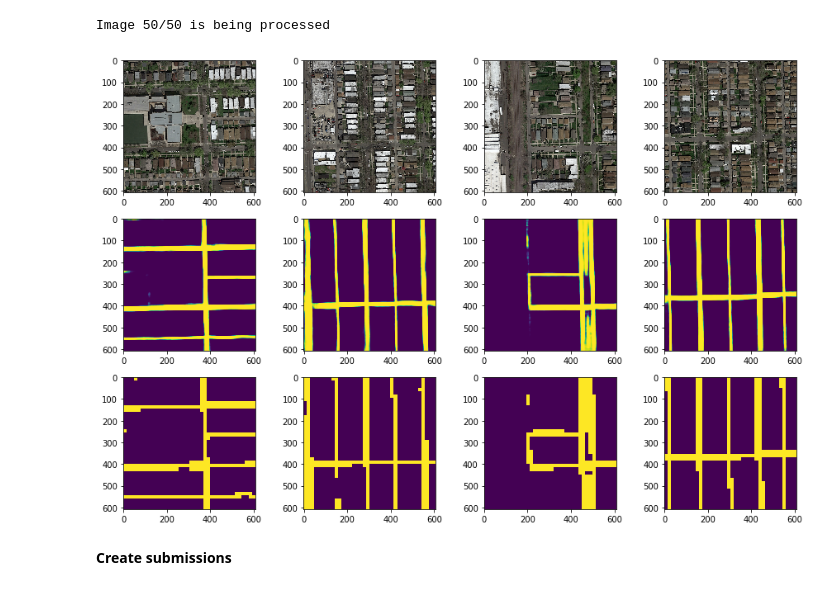
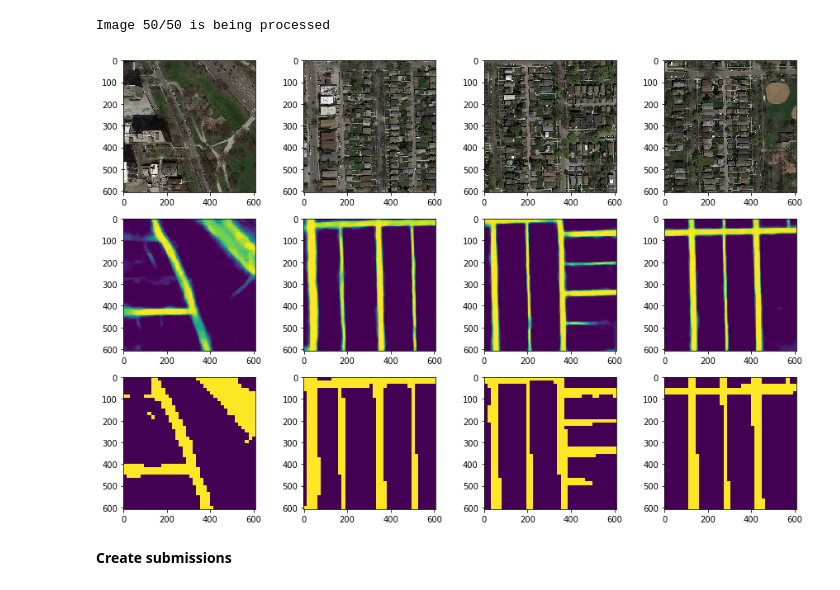
Before and after one commit to leobouraux/-CS433-Machine-Learning-projects, a Jupyter notebook: project2/LEO/Dossier final/run_unet.ipynb, the cells around one changed output. Drawn from its saved outputs; the diff is of its cells as text; code cells hidden in the pictures.

Commit message:
graph

```diff
--- a/project2/LEO/Dossier final/run_unet.ipynb
+++ b/project2/LEO/Dossier final/run_unet.ipynb
@@ -207,8 +214,22 @@ reshape_img(path_from, path_to, SIDE_FINAL)
 # %%
 original_data = data_load_for_prediction(DATA_ROOT+"test/", RGB_image=True)
 IMGS = []
-#IMGS.append(data_load_for_prediction(DATA_ROOT+"MEAN/pred_unet_256_97_learning_1e-2a/"))
-IMGS.append(data_load_for_prediction(DATA_ROOT+"predictions/"+NAME_FILE+"a/"))
+IMGS.append(data_load_for_prediction(DATA_ROOT+"predictions/"+"Model_UNET_256_k_fold_0_f1_874_rot_015_it_100x200a/"))
+IMGS.append(data_load_for_prediction(DATA_ROOT+"predictions/"+"Model_UNET_256_k_fold_0_f1_799_rot_90_it_100x200a/"))
+
+IMGS.append(data_load_for_prediction(DATA_ROOT+"predictions/"+"Model_UNET_256_k_fold_1_f1_905_rot_5_it_100x200a/"))
+IMGS.append(data_load_for_prediction(DATA_ROOT+"predictions/"+"Model_UNET_256_k_fold_1_f1_815_rot_90_it_100x200_HVa/"))
+IMGS.append(data_load_for_prediction(DATA_ROOT+"predictions/"+"Model_UNET_256_k_fold_1_f1_841_rot_180_it_100x200a/"))
+
+IMGS.append(data_load_for_prediction(DATA_ROOT+"predictions/"+"Model_UNET_256_k_fold_2_f1_892_rot_90_it_100x200a/"))
+IMGS.append(data_load_for_prediction(DATA_ROOT+"predictions/"+"Model_UNET_256_k_fold_2_f1_887_rot180_it_100x200a/"))
+
+IMGS.append(data_load_for_prediction(DATA_ROOT+"predictions/"+"Model_UNET_256_k_fold_3_f1_971_rot_5_it_200x200a/"))
+IMGS.append(data_load_for_prediction(DATA_ROOT+"predictions/"+"Model_UNET_256_k_fold_3_f1_931_rot_90_it_200x120a/"))
+
+IMGS.append(data_load_for_prediction(DATA_ROOT+"predictions/"+"Model_UNET_256_k_fold_4_f1_980_rot_5_it_120x200a/"))
+
+
 
 means = average_image(IMGS)
 print('Size should be (608, 608) and currently is:',means[0].shape)
@@ -242,21 +272,21 @@ patched_imgs, vs = patched_imgs_and_vs(means)
 Image 50/50 is being processed
 # %%
 fig=plt.figure(figsize=(15, 10))
-index_img = 40
+index_img = 25
 columns = 4
 rows = 3
 img_to_plot0 = means[index_img:index_img+4]
 img_to_plot1 =np.append(img_to_plot0, patched_imgs[index_img:index_img+4], axis=0)
 for i in range(1, columns*rows +1):
     if(i<=4):
         img = original_data[index_img+i-1]
     else:
         img = img_to_plot1[i-5]
     fig.add_subplot(rows, columns, i)
     plt.imshow(img)
 plt.show()
 # %% [output]
-[figure, old version]
+[figure, new version]
 # %% [markdown]
 **Create submissions**
 # %%
```
Also changed, not shown: parts of 14 cells of this notebook, 1 other file.
